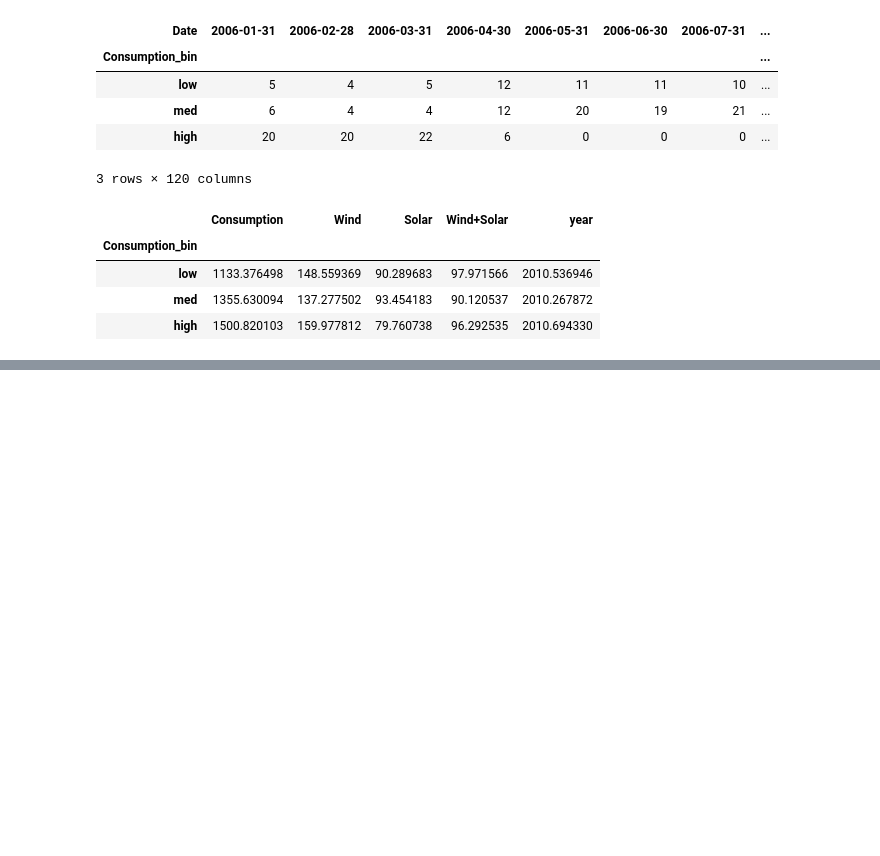
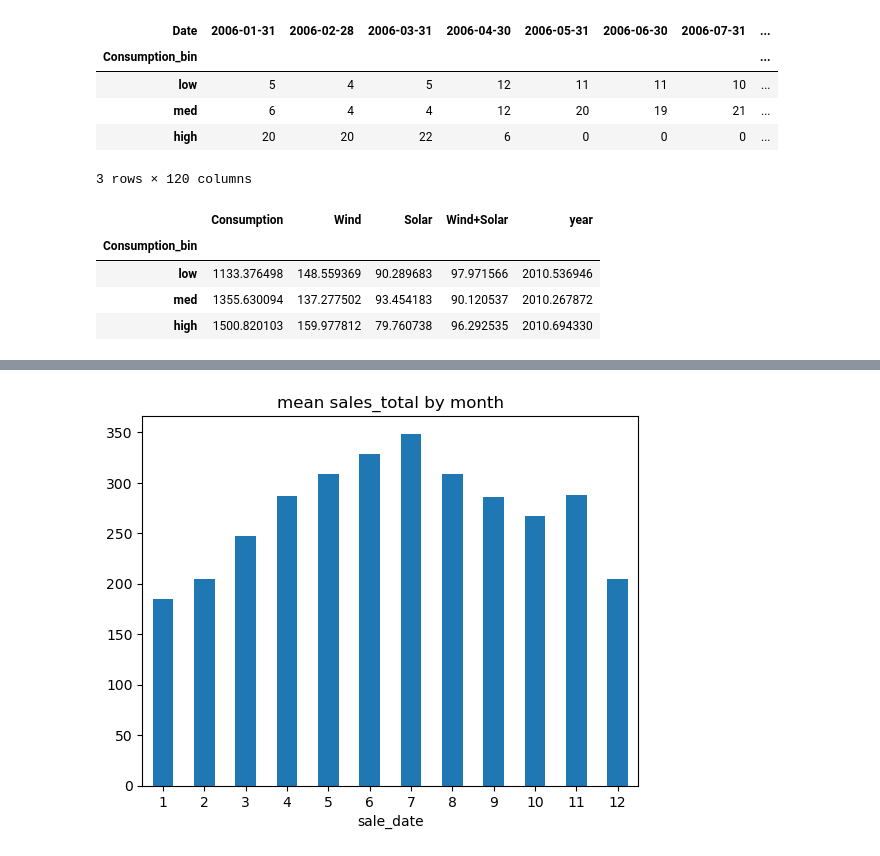
Before and after one commit to Divante222/time-series-exercises, a Jupyter notebook: explore.ipynb, the cells around one changed output, grey strips where cells are left out. Drawn from its saved outputs; the diff is of its cells as text; code cells hidden in the pictures; blank space fills up the shorter version.

```diff
--- a/explore.ipynb
+++ b/explore.ipynb
@@ -304,0 +360,8 @@ train.groupby('Consumption_bin').mean()
+# %%
+train.groupby(train.index.month).sales_total.mean()\
+.plot.bar().tick_params('x', rotation=0)
+
+plt.title('mean sales_total by month')
+plt.show()
+# %% [output]
+[figure, added]
```
Also changed, not shown: parts of 39 cells of this notebook, 1 other file.
